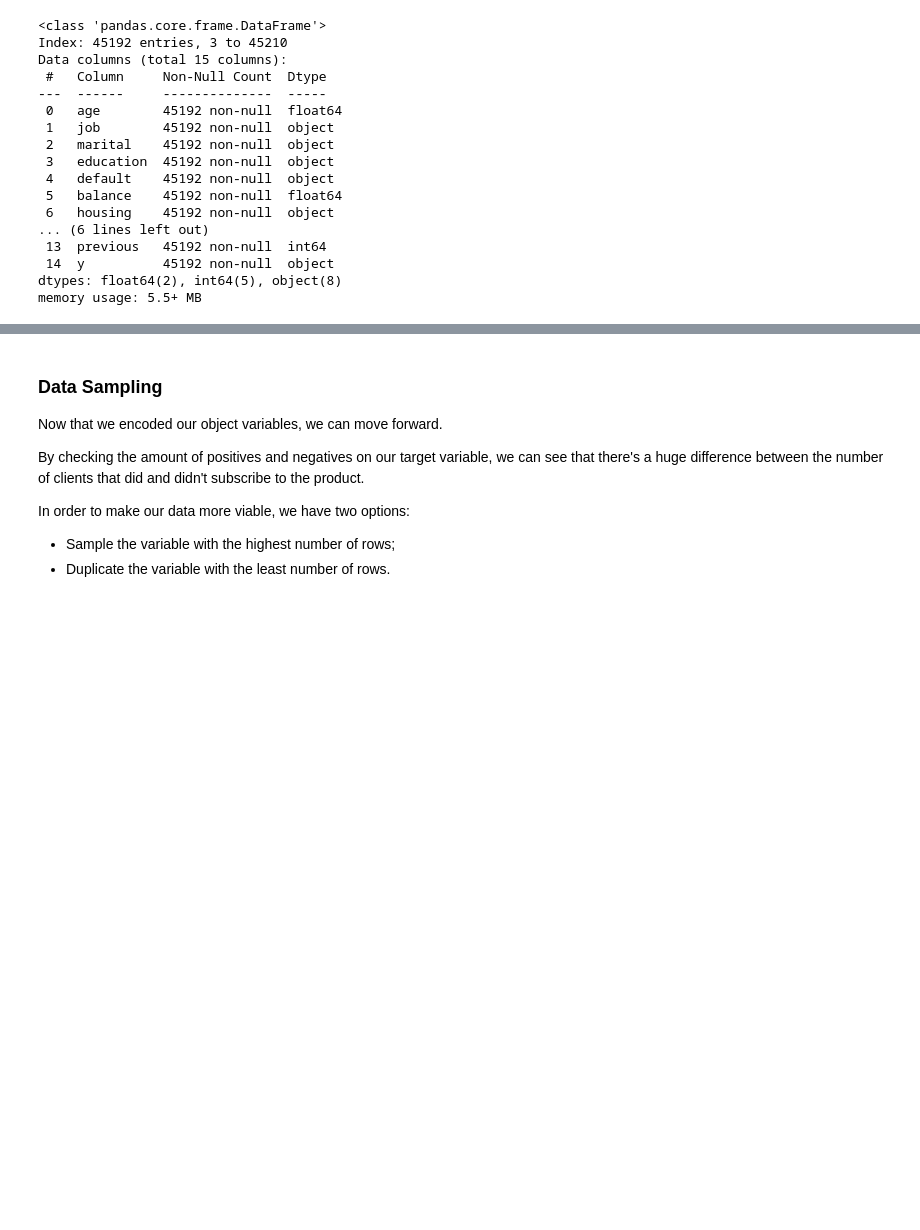
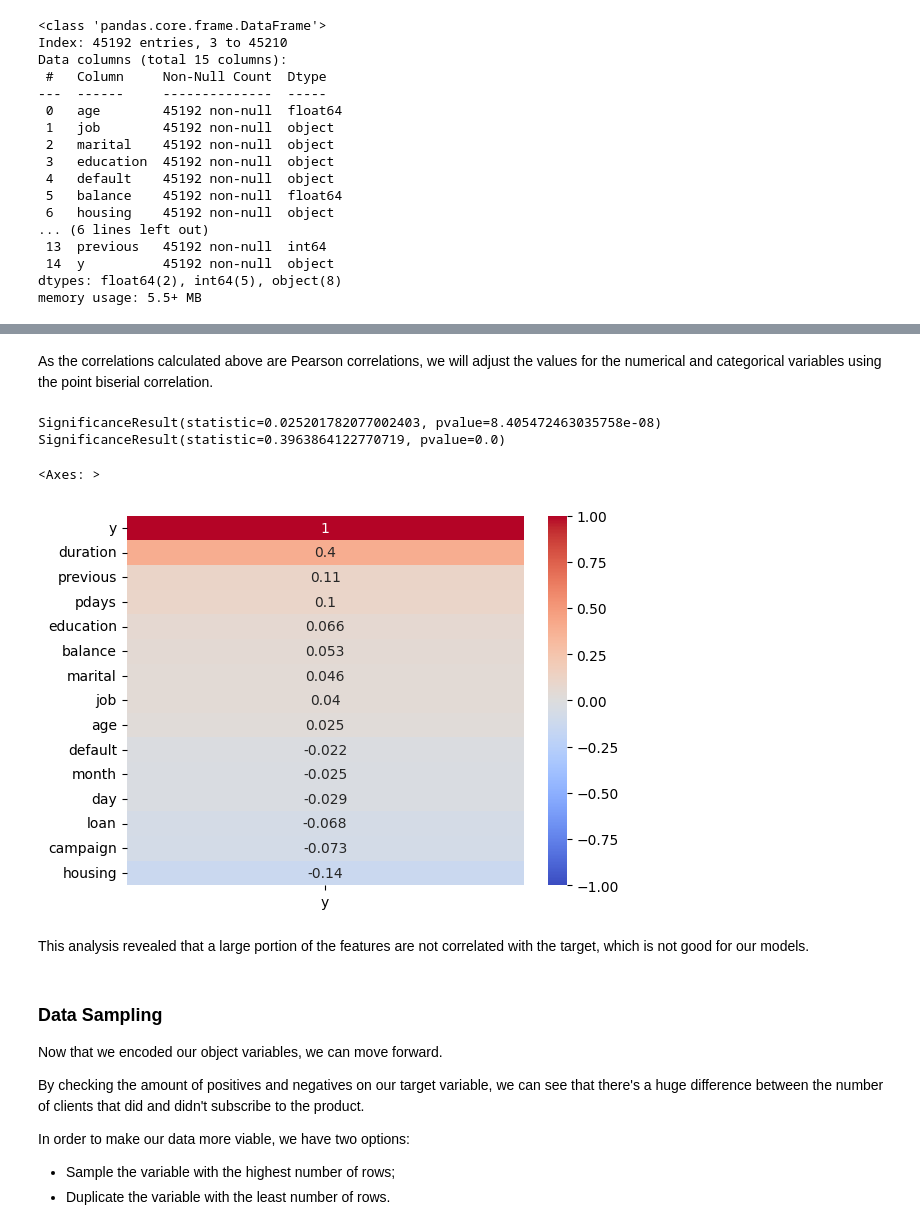
Before and after one commit to goncalo2k/FEUP-BANKRUPT, a Jupyter notebook: src/Bankrupt.ipynb, the cells around one changed output, grey strips where cells are left out. Drawn from its saved outputs; the diff is of its cells as text; code cells hidden in the pictures; blank space fills up the shorter version.

```diff
--- a/src/Bankrupt.ipynb
+++ b/src/Bankrupt.ipynb
@@ -158,0 +170,2 @@ df.head()
+# %%
+list_corr = df.corr()[['y']]
@@ -159,3 +189,30 @@ df.head()
+# %% [markdown]
+As the correlations calculated above are Pearson correlations, we will adjust the values for the numerical and categorical variables using the point biserial correlation.
+# %%
+# Numerical features correlation with the target variable
+list_corr['y']['age'] = pointbiserialr(df['age'], df['y'])[0]
+list_corr['y']['balance'] = pointbiserialr(df['balance'], df['y'])[0]
+list_corr['y']['day'] = pointbiserialr(df['day'], df['y'])[0]
+list_corr['y']['duration'] = pointbiserialr(df['duration'], df['y'])[0]
+list_corr['y']['campaign'] = pointbiserialr(df['campaign'], df['y'])[0]
+list_corr['y']['pdays'] = pointbiserialr(df['pdays'], df['y'])[0]
+list_corr['y']['previous'] = pointbiserialr(df['previous'], df['y'])[0]
+
+# Categorical features correlation with the target variable
+list_corr['y']['job'] = pointbiserialr(df['job'], df['y'])[0]
+list_corr['y']['marital'] = pointbiserialr(df['marital'], df['y'])[0]
+list_corr['y']['education'] = pointbiserialr(df['education'], df['y'])[0]
+list_corr['y']['month'] = pointbiserialr(df['month'], df['y'])[0]
+# %% [output]
+SignificanceResult(statistic=0.025201782077002403, pvalue=8.405472463035758e-08)
+SignificanceResult(statistic=0.3963864122770719, pvalue=0.0)
+# %%
+sb.heatmap(list_corr.sort_values(by='y', ascending=False), annot=True, cmap='coolwarm', vmin=-1, vmax=1)
+# %% [output]
+<Axes: >
+[figure, added]
+# %% [markdown]
+This analysis revealed that a large portion of the features are not correlated with the target, which is not good for our models.
 # %% [markdown]
 ### Data Sampling
 
```
Also changed, not shown: parts of 6 cells of this notebook, 2 other files.
